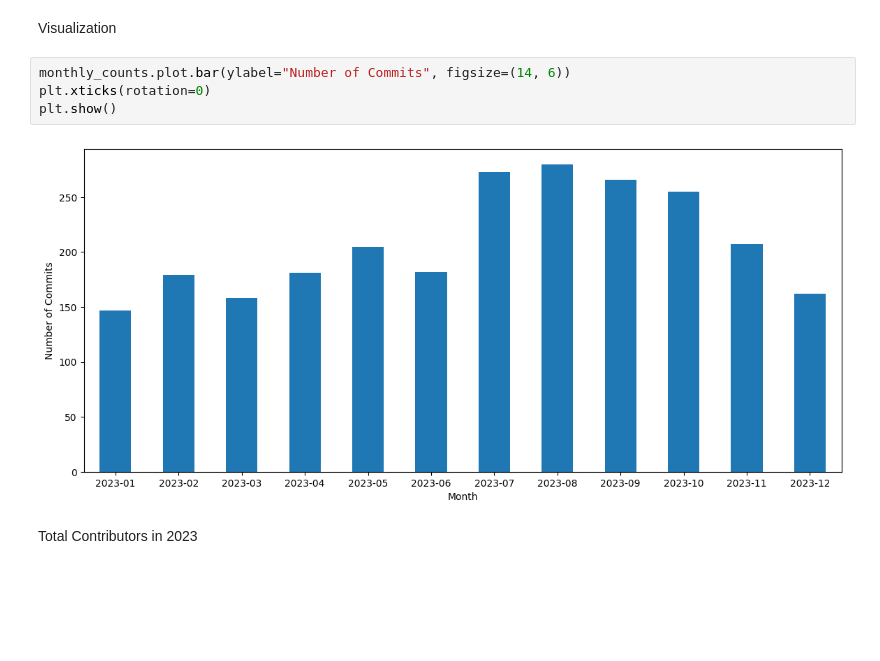
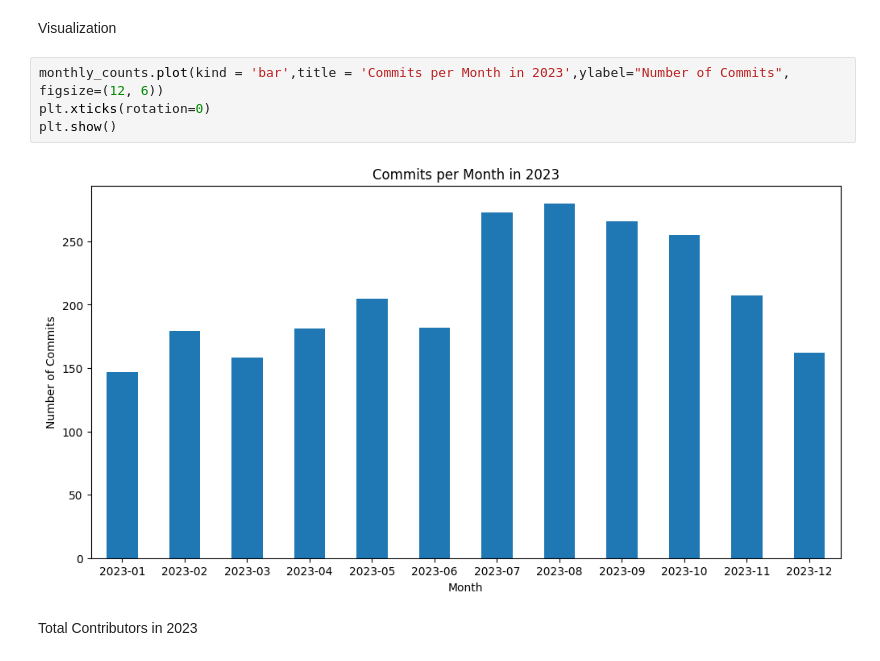
Before and after one commit to Khanhtoichoi/Data-Analysis, a Jupyter notebook: data_analysis.ipynb, the cells around one changed output. Drawn from its saved outputs; the diff is of its cells as text; blank space fills up the shorter version.

```diff
--- a/data_analysis.ipynb
+++ b/data_analysis.ipynb
@@ -60,11 +61,11 @@ Freq: M, Name: Commits, dtype: int64
 # %% [markdown]
 Visualization
 # %%
-monthly_counts.plot.bar(ylabel="Number of Commits", figsize=(14, 6))
+monthly_counts.plot(kind = 'bar',title = 'Commits per Month in 2023',ylabel="Number of Commits", figsize=(12, 6))
 plt.xticks(rotation=0)
 plt.show()
 # %% [output]
-[figure, old version]
+[figure, new version]
 # %% [markdown]
 Total Contributors in 2023
 # %%
```
Also changed, not shown: parts of 13 cells of this notebook, 2 other files.
